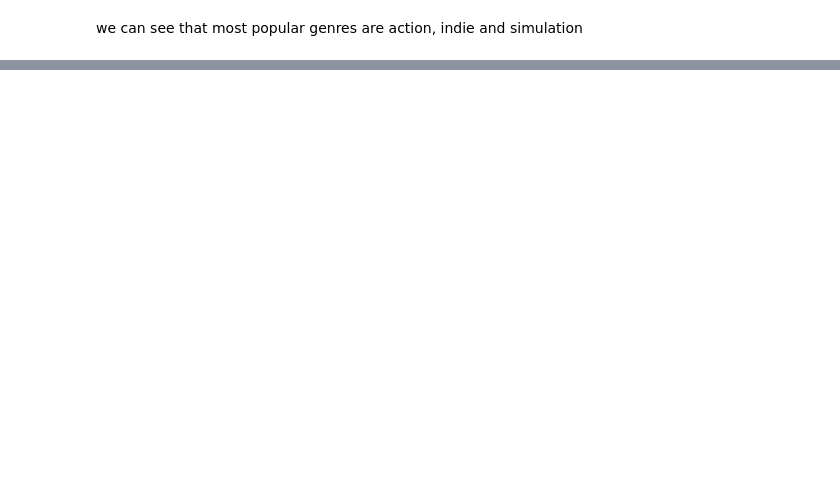
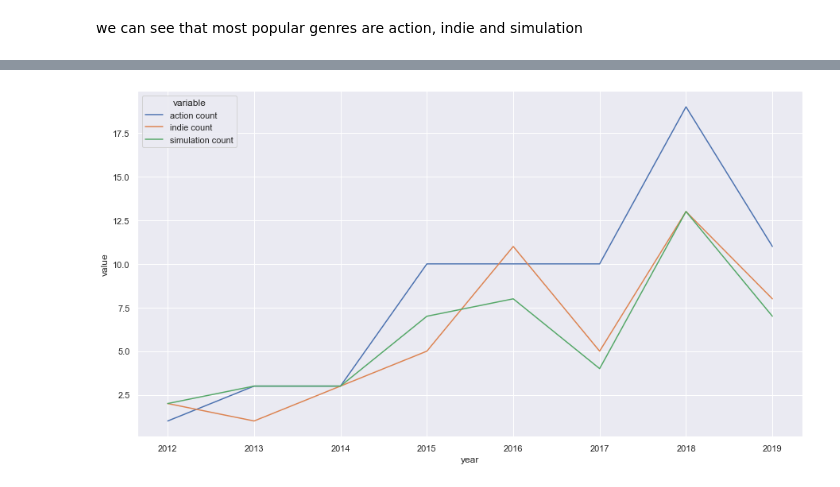
Before and after one commit to pyaepyaelily/videoGame, a Jupyter notebook: videoGame.ipynb, the cells around one changed output, grey strips where cells are left out. Saved outputs shown, nothing was run; the diff lists cells and outputs as text; code cells hidden in the pictures; blank space fills up the shorter version.

```diff
--- a/videoGame.ipynb
+++ b/videoGame.ipynb
@@ -244,4 +272,14 @@ grouped
 # %%
-grouped = grouped.rename(columns={'genre': 'count'})  # old method
-grouped['count'] = grouped['count'].astype(int)
-grouped
+groupedAction = groupedAction.rename(columns={'genre': 'action count'})  # old method
+groupedAction['action count'] = groupedAction['action count'].astype(int)
+
+groupedIndie = groupedIndie.rename(columns={'genre': 'indie count'})  # old method
+groupedIndie['indie count'] = groupedIndie['indie count'].astype(int)
+
+groupedSimulation = groupedSimulation.rename(columns={'genre': 'simulation count'})  # old method
+groupedSimulation['simulation count'] = groupedSimulation['simulation count'].astype(int)
+
+#drop "release_date" column
+groupedAction = groupedAction.drop(columns=['release_date'])
+groupedIndie = groupedIndie.drop(columns=['release_date'])
+groupedSimulation = groupedSimulation.drop(columns=['release_date'])
@@ -263,14 +285,0 @@ grouped
-# %%
-plt.figure(figsize=(15,8))
-#plt.ylim(1, 20)
-
-ax = sb.lineplot(x='year', y='count', data=grouped)
-#ax.yaxis.set_major_formatter(FuncFormatter(lambda x, _: int(x)))
-#ax.xaxis.set_major_formatter(FuncFormatter(lambda x, _: int(x)))
-ya = ax.get_yaxis()
-ya.set_major_locator(MaxNLocator(integer=True))
-
-xa = ax.get_xaxis()
-xa.set_major_locator(MaxNLocator(integer=True))
-
-plt.show()
@@ -278,0 +288,3 @@ plt.show()
+# %%
+genreTimeLine = groupedAction.merge(groupedIndie,on='year').merge(groupedSimulation,on='year')
+genreTimeLine
@@ -278,0 +301,14 @@ plt.show()
+# %%
+plt.figure(figsize=(15,8))
+sb.lineplot(x='year', y='value', hue='variable',
+             data=pd.melt(genreTimeLine, ['year']))
+
+ya = ax.get_yaxis()
+ya.set_major_locator(MaxNLocator(integer=True))
+
+xa = ax.get_xaxis()
+xa.set_major_locator(MaxNLocator(integer=True))
+
+plt.show()
+# %% [output]
+[figure, added]
```
Also changed, not shown: parts of 29 cells of this notebook.
